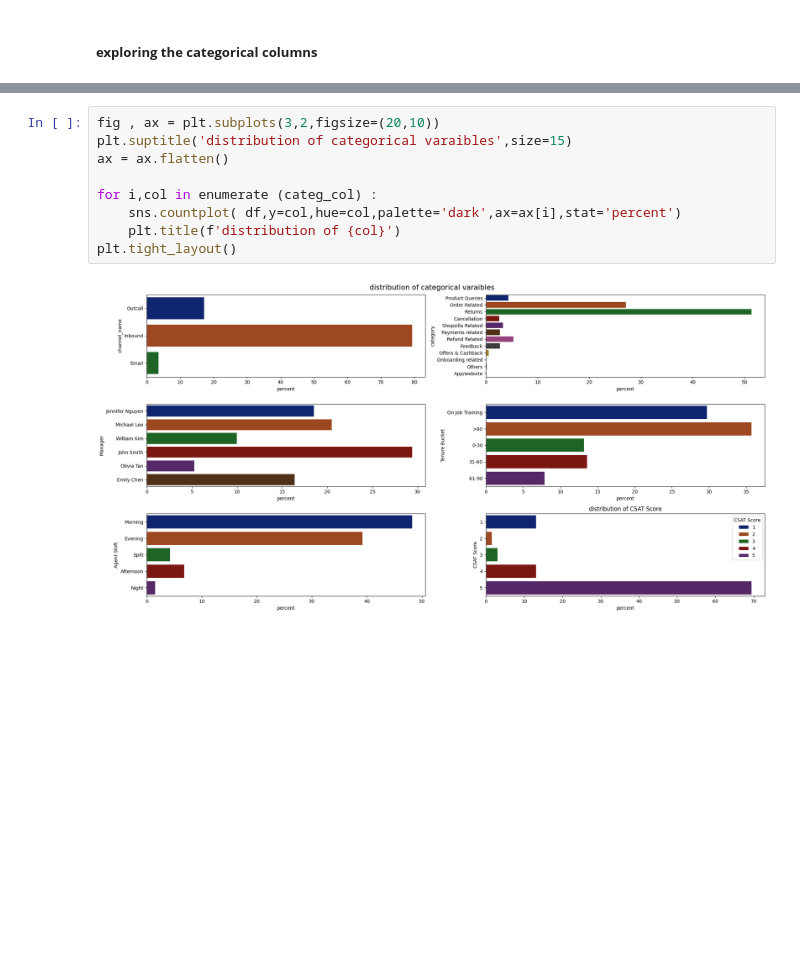
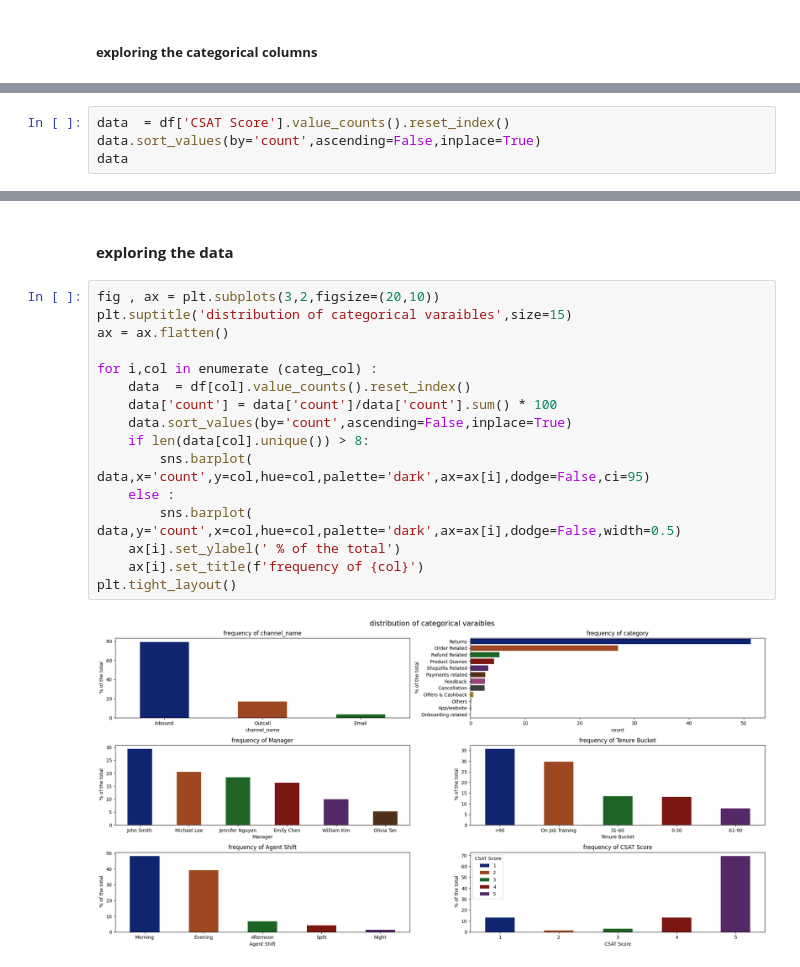
Before and after one commit to YassineSdk/customer_support_analysis, a Jupyter notebook: analysis.ipynb, the cells around one changed output, grey strips where cells are left out. Saved outputs shown, nothing was run; the diff lists cells and outputs as text; blank space fills up the shorter version.

```diff
--- a/analysis.ipynb
+++ b/analysis.ipynb
@@ -144,0 +156,4 @@ unique values :[5 4 1 3 2]
+# %%
+data  = df['CSAT Score'].value_counts().reset_index()
+data.sort_values(by='count',ascending=False,inplace=True)
+data
@@ -145,11 +167,20 @@ unique values :[5 4 1 3 2]
+# %% [markdown]
+#### **exploring the data**
 # %%
 fig , ax = plt.subplots(3,2,figsize=(20,10))
 plt.suptitle('distribution of categorical varaibles',size=15)
 ax = ax.flatten()
 
 for i,col in enumerate (categ_col) :
-    sns.countplot( df,y=col,hue=col,palette='dark',ax=ax[i],stat='percent')
-    plt.title(f'distribution of {col}')
+    data  = df[col].value_counts().reset_index()
+    data['count'] = data['count']/data['count'].sum() * 100
+    data.sort_values(by='count',ascending=False,inplace=True)
+    if len(data[col].unique()) > 8:
+        sns.barplot( data,x='count',y=col,hue=col,palette='dark',ax=ax[i],dodge=False,ci=95)
+    else :
+        sns.barplot( data,y='count',x=col,hue=col,palette='dark',ax=ax[i],dodge=False,width=0.5)
+    ax[i].set_ylabel(' % of the total')
+    ax[i].set_title(f'frequency of {col}')
 plt.tight_layout()
 # %% [output]
-[figure, old version]
+[figure, new version]
```
Also changed, not shown: parts of 35 cells of this notebook.
